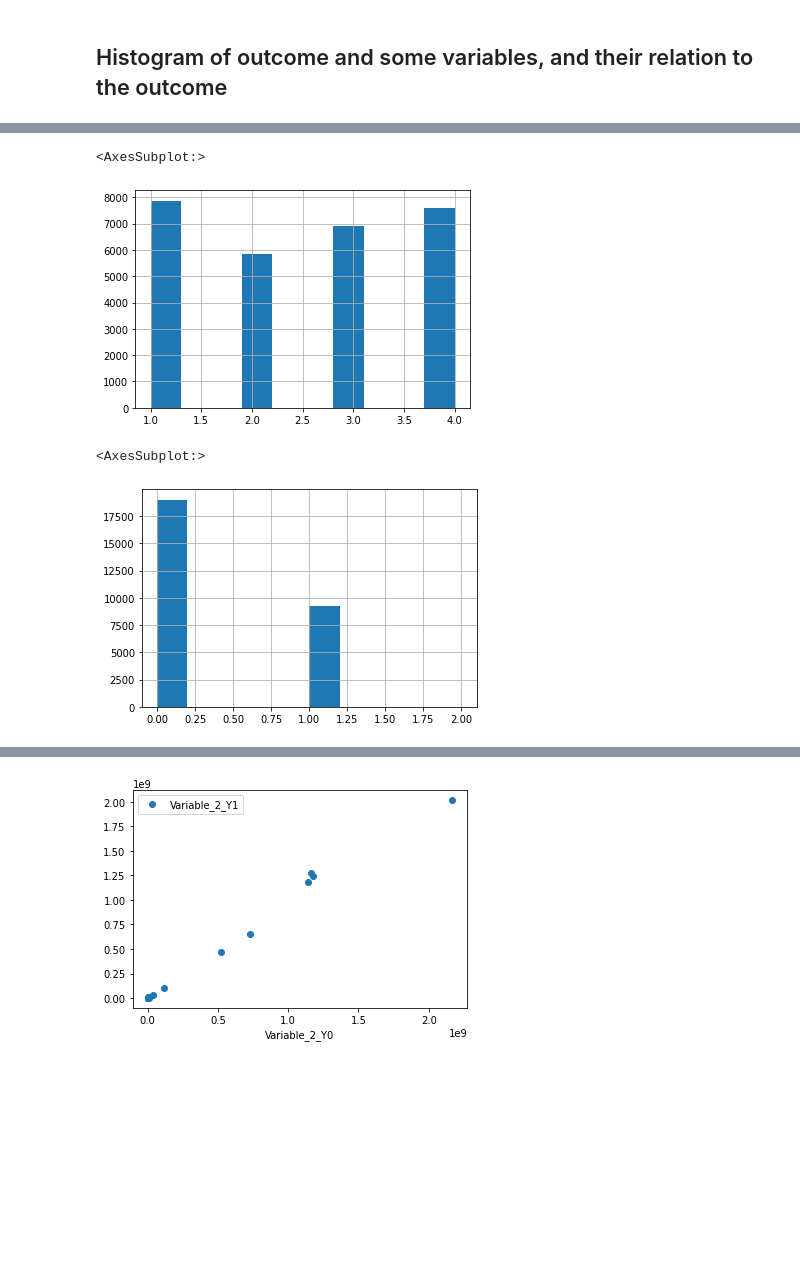
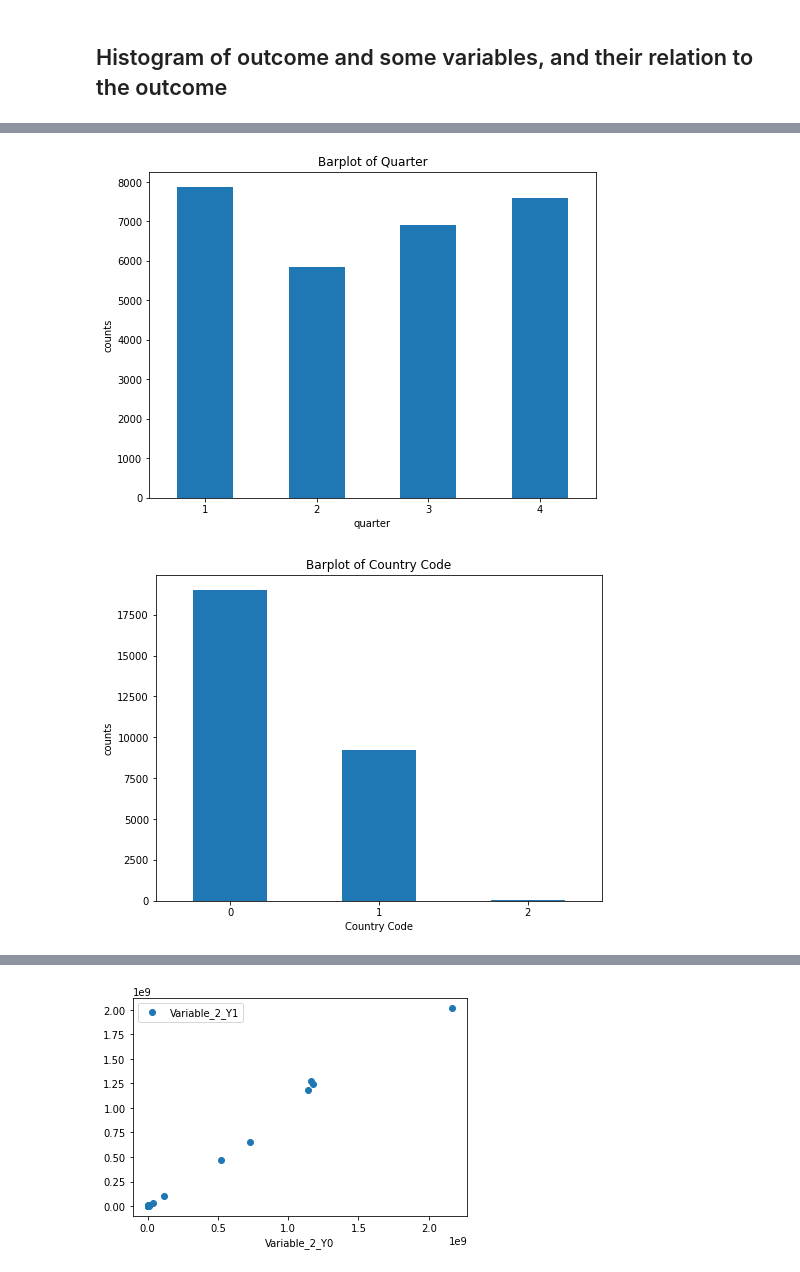
Before and after one commit to tonyfengschool/OLG_Project, a Jupyter notebook: code/1. EDA.ipynb, the cells around one changed output, grey strips where cells are left out. Saved outputs shown, nothing was run; the diff lists cells and outputs as text; code cells hidden in the pictures; blank space fills up the shorter version.

```diff
--- a/code/1. EDA.ipynb
+++ b/code/1. EDA.ipynb
@@ -99,14 +128,24 @@ df_client["risk_rating"].hist()
 # %%
-# histogram for the Quarter in a year
+# plot for the Quarter in a year
 df_client["Quarter"] = df_client["Period"].str.split("Q").apply(lambda x: int(x[1]))
-df_client["Quarter"].hist()
+df_client["Quarter"].value_counts()[[1,2,3,4]].plot(kind="bar", figsize=(8, 6))
+plt.xlabel("quarter")
+plt.xticks(rotation=0)
+plt.ylabel("counts")
+plt.title("Barplot of Quarter")
+
+plt.savefig("../figures/plot_quarter.png")
 # %% [output]
-<AxesSubplot:>
-[figure, old version]
+[figure, new version]
 # %%
-# histogram for the Country code
-df_client["Country_Code"].hist()
+# plot for the Country code
+df_client["Country_Code"].value_counts()[[0,1,2]].plot(kind="bar", figsize=(8, 6))
+plt.xlabel("Country Code")
+plt.xticks(rotation=0)
+plt.ylabel("counts")
+plt.title("Barplot of Country Code")
+
+plt.savefig("../figures/plot_country_code.png")
 # %% [output]
-<AxesSubplot:>
-[figure, old version]
+[figure, new version]
 # %%
```
Also changed, not shown: parts of 9 cells of this notebook, 30 other files.
